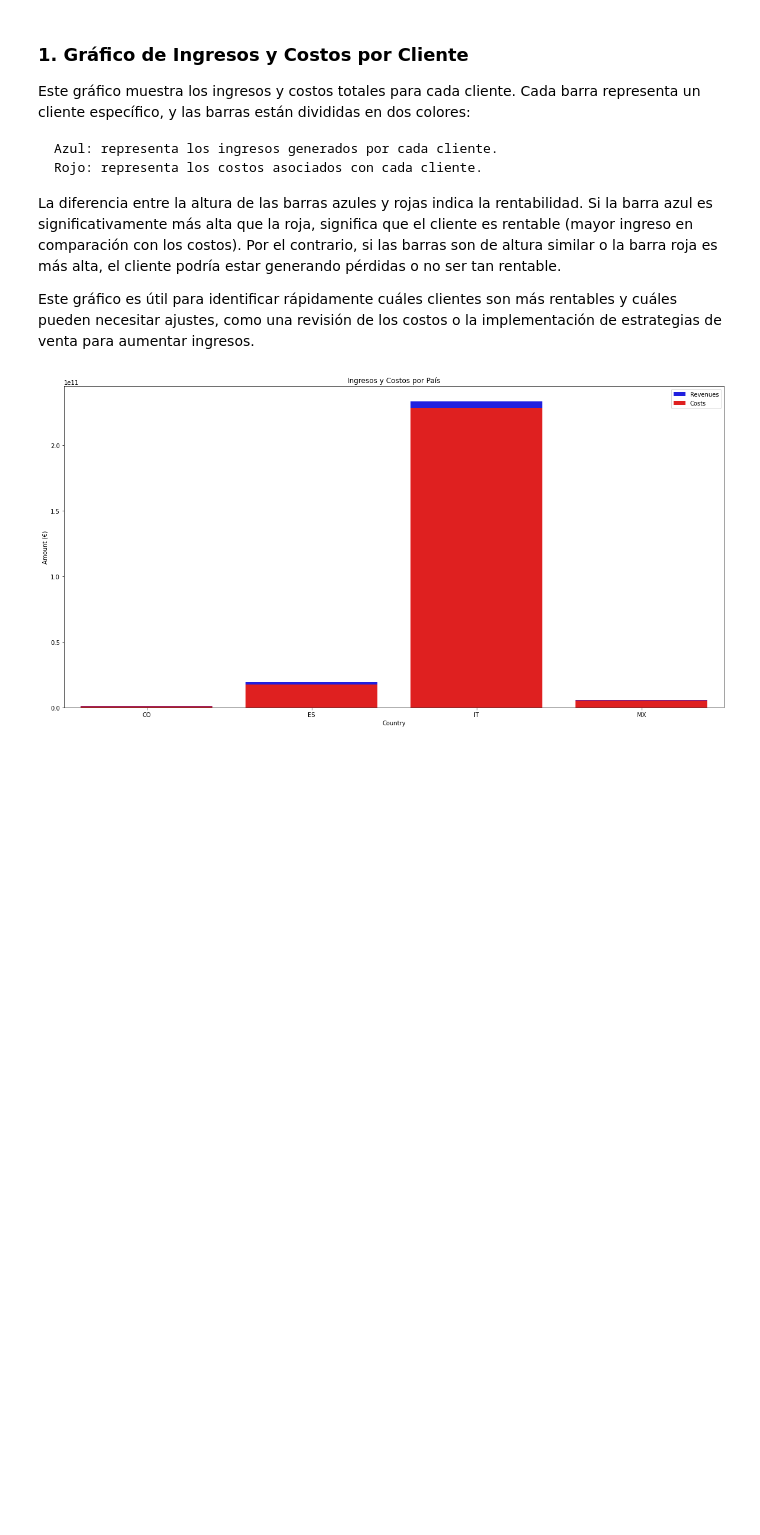
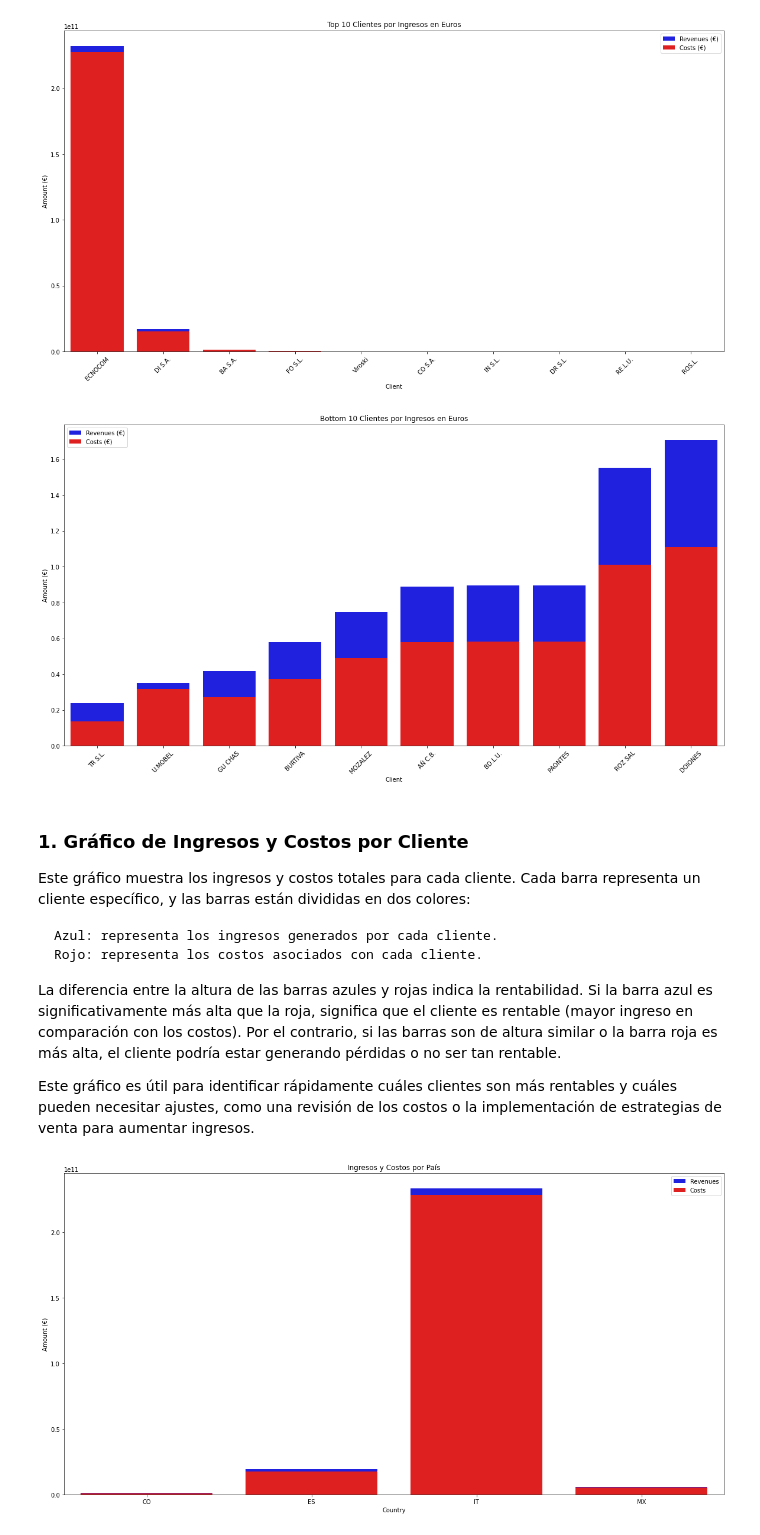
Before and after one commit to ctupac999/project-2-ironhack-media-es, a Jupyter notebook: project2.ipynb, the cells around one changed output. Cells and saved outputs as stored; diff of their text form; code cells hidden in the pictures; blank space fills up the shorter version.

```diff
--- a/project2.ipynb
+++ b/project2.ipynb
@@ -28,3 +59,29 @@ plt.show()
+# %%
+
+# Crear el gráfico para los 10 clientes más altos
+plt.figure(figsize=(20, 10))
+sns.barplot(x='Client', y='Revenues_EUR', data=top_10_clients, color='b', label='Revenues (€)')
+sns.barplot(x='Client', y='Costs_EUR', data=top_10_clients, color='r', label='Costs (€)')
+plt.xlabel("Client")
+plt.ylabel("Amount (€)")
+plt.legend()
+plt.title("Top 10 Clientes por Ingresos en Euros")
+plt.xticks(rotation=45)
+plt.show()
+
+# Crear el gráfico para los 10 clientes más bajos
+plt.figure(figsize=(20, 10))
+sns.barplot(x='Client', y='Revenues_EUR', data=bottom_10_clients, color='b', label='Revenues (€)')
+sns.barplot(x='Client', y='Costs_EUR', data=bottom_10_clients, color='r', label='Costs (€)')
+plt.xlabel("Client")
+plt.ylabel("Amount (€)")
+plt.legend()
+plt.title("Bottom 10 Clientes por Ingresos en Euros")
+plt.xticks(rotation=45)
+plt.show()
+# %% [output]
+[figure, added]
+[figure, added]
 # %% [markdown]
 ### 1. Gráfico de Ingresos y Costos por Cliente
 
```
Also changed, not shown: parts of 4 cells of this notebook, 1 other file.
